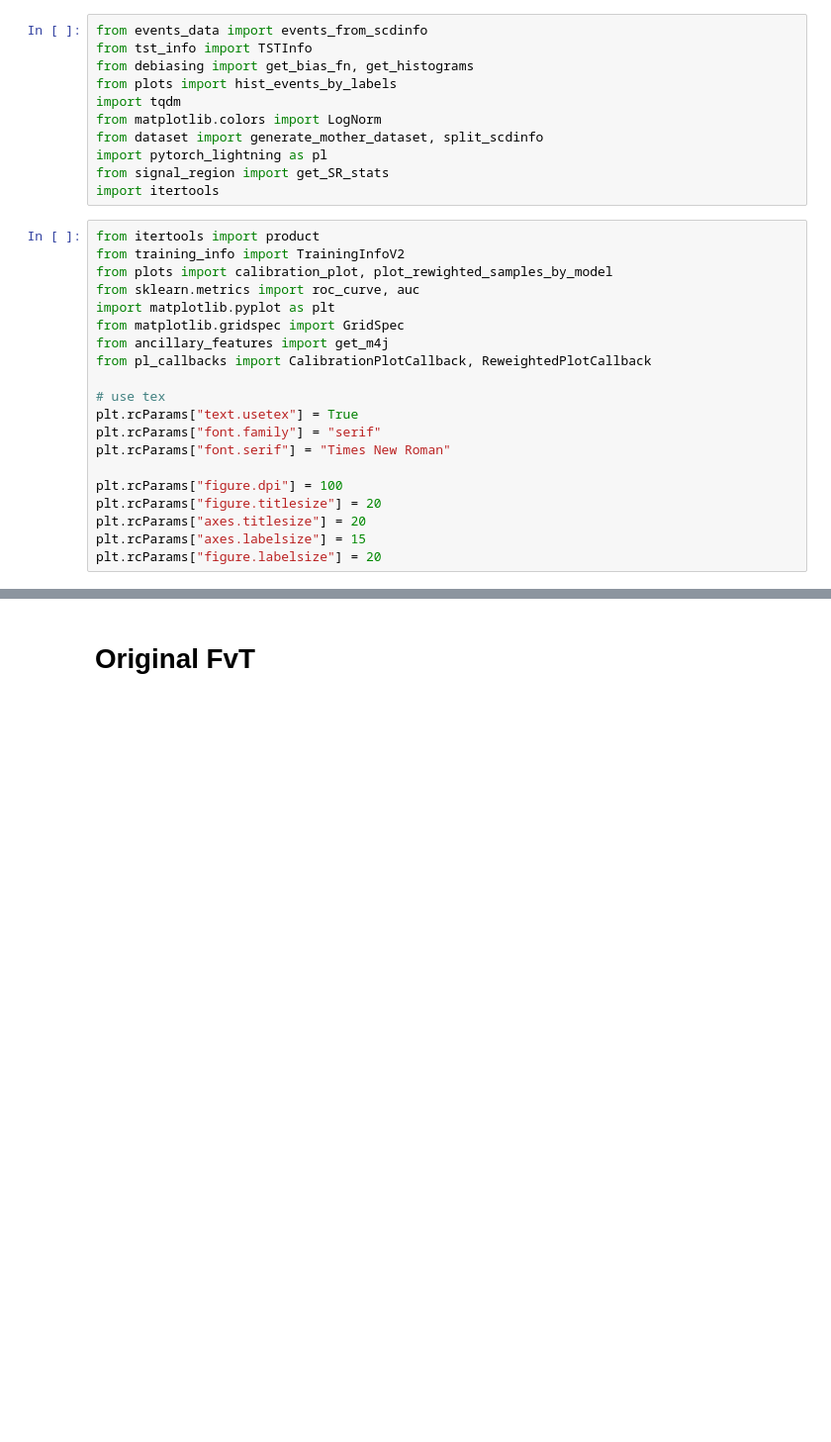
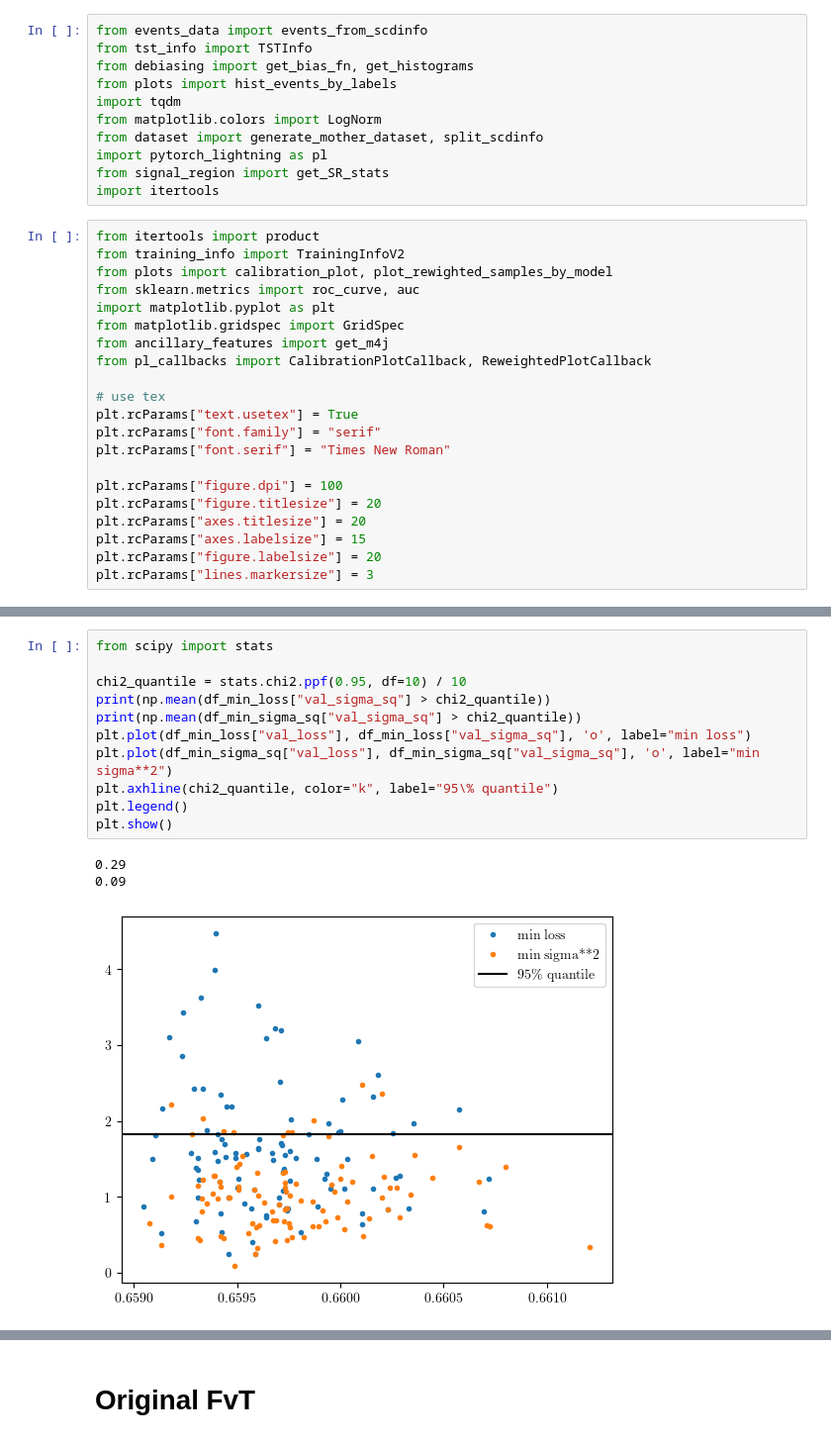
Before and after one commit to soheunyi/SRFinder, a Jupyter notebook: soheun/notebooks/CR_fvt_debugging.ipynb, the cells around one changed output, grey strips where cells are left out. Shown at 99% size. Drawn from its saved outputs; the diff is of its cells as text; blank space fills up the shorter version.

```diff
--- a/soheun/notebooks/CR_fvt_debugging.ipynb
+++ b/soheun/notebooks/CR_fvt_debugging.ipynb
@@ -64,3 +68,4 @@ plt.rcParams["figure.titlesize"] = 20
 plt.rcParams["axes.titlesize"] = 20
 plt.rcParams["axes.labelsize"] = 15
 plt.rcParams["figure.labelsize"] = 20
+plt.rcParams["lines.markersize"] = 3
@@ -66,0 +136,15 @@ plt.rcParams["figure.labelsize"] = 20
+# %%
+from scipy import stats
+
+chi2_quantile = stats.chi2.ppf(0.95, df=10) / 10
+print(np.mean(df_min_loss["val_sigma_sq"] > chi2_quantile))
+print(np.mean(df_min_sigma_sq["val_sigma_sq"] > chi2_quantile))
+plt.plot(df_min_loss["val_loss"], df_min_loss["val_sigma_sq"], 'o', label="min loss")
+plt.plot(df_min_sigma_sq["val_loss"], df_min_sigma_sq["val_sigma_sq"], 'o', label="min sigma**2")
+plt.axhline(chi2_quantile, color="k", label="95\% quantile")
+plt.legend()
+plt.show()
+# %% [output]
+0.29
+0.09
+[figure, added]
```
Also changed, not shown: parts of 6 cells of this notebook, 1 other file.
